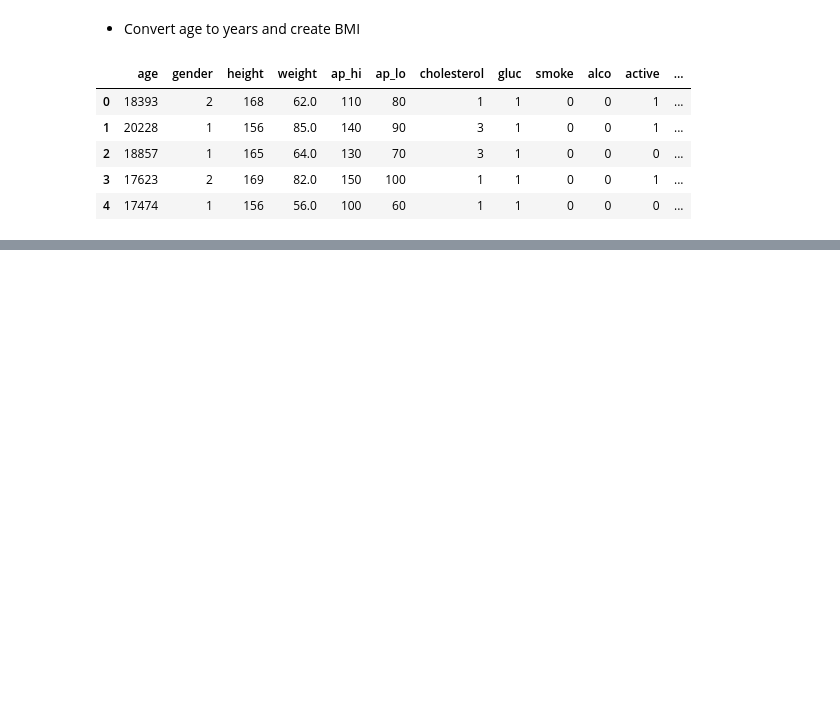
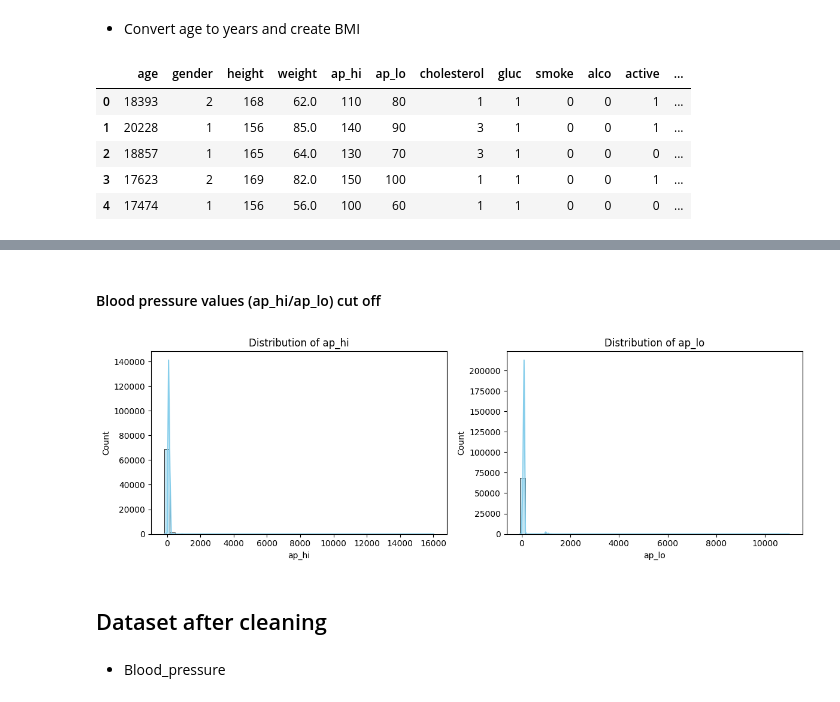
Before and after one commit to lizabguercho/DI_Final_Project_CVD, a Jupyter notebook: Final_project.ipynb, the cells around one changed output, grey strips where cells are left out. Cells and saved outputs as stored; diff of their text form; code cells hidden in the pictures; blank space fills up the shorter version.

```diff
--- a/Final_project.ipynb
+++ b/Final_project.ipynb
@@ -296,0 +336,10 @@ plt.show()
+# %% [markdown]
+#### Blood pressure values (ap_hi/ap_lo) cut off
+# %%
+plot_hist(df,["ap_hi","ap_lo"])
+# %% [output]
+[figure, added]
+# %% [markdown]
+## Dataset after cleaning
+# %% [markdown]
+- Blood_pressure
```
Also changed, not shown: parts of 31 cells of this notebook, 2 other files.
